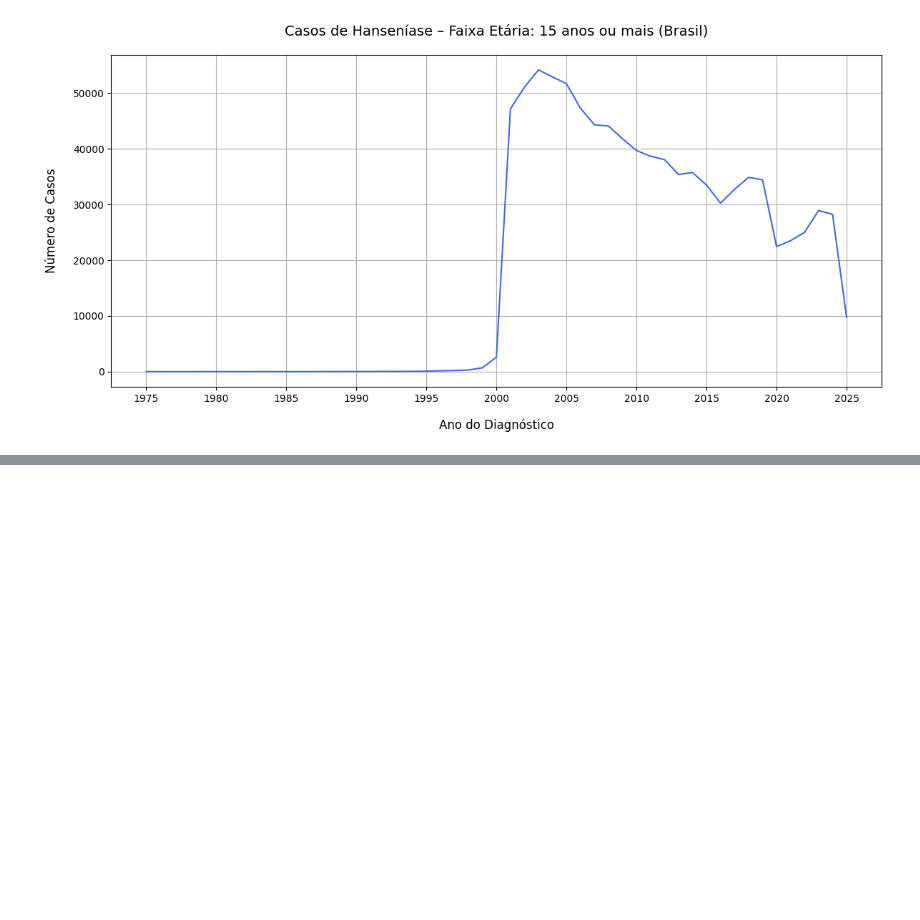
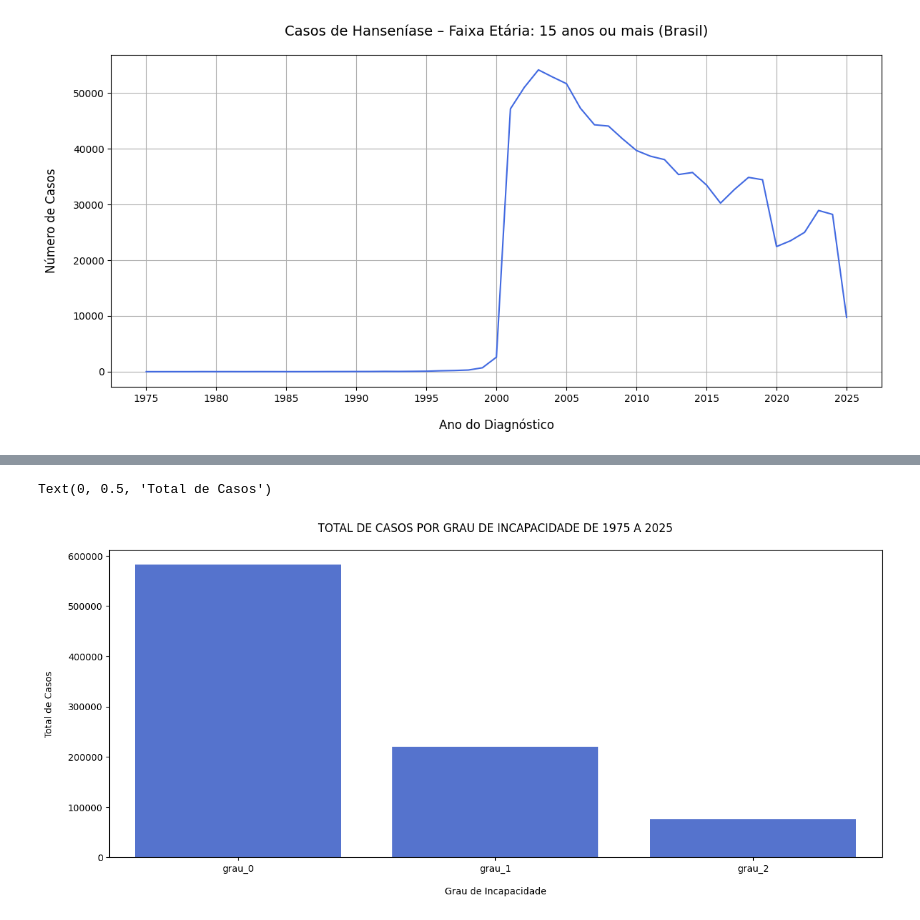
Before and after one commit to keyscarvalho/hanseniase_brasil, a Jupyter notebook: analises.ipynb, the cells around one changed output, grey strips where cells are left out. Drawn from its saved outputs; the diff is of its cells as text; code cells hidden in the pictures; blank space fills up the shorter version.

```diff
--- a/analises.ipynb
+++ b/analises.ipynb
@@ -250,0 +267,32 @@ plt.tight_layout()
+# %%
+# renomeando colunas para facilitar as análises
+df.rename(columns={'Ano Diagnóstico' : 'ano_diagnostico', 'GRAU ZERO' : 'grau_0', 'GRAU I' : 'grau_1', 'GRAU II' : 'grau_2'}, inplace=True)
+# %%
+# filtrando os dados
+df = (
+    df[df['ano_diagnostico'] != '<1975']
+      .drop(columns=['Em Branco', 'Não AVALIADO', 'Total'])
+      .replace('-', 0)
+)
+# %%
+# transformando a coluna grau de incapacidade em uma única coluna
+df_long = df.melt(id_vars='ano_diagnostico',
+                  var_name='grau_incapacidade',
+                  value_name='casos')
+# %%
+# converter os casos para tipo numérico
+df_long['casos'] = pd.to_numeric(df_long['casos'], errors='coerce')
+
+# agrupar e somar os casos
+df_total = df_long.groupby('grau_incapacidade')['casos'].sum().reset_index()
+# %%
+# visualização de total de casos por grau de incapacidade
+plt.figure(figsize=(15,6))
+sns.barplot(data=df_total, x='grau_incapacidade', y='casos', color='royalblue')
+
+plt.title('TOTAL DE CASOS POR GRAU DE INCAPACIDADE DE 1975 A 2025', pad=20)
+plt.xlabel('Grau de Incapacidade', labelpad=15)
+plt.ylabel('Total de Casos', labelpad=15)
+# %% [output]
+Text(0, 0.5, 'Total de Casos')
+[figure, added]
```
Also changed, not shown: parts of 7 cells of this notebook.
